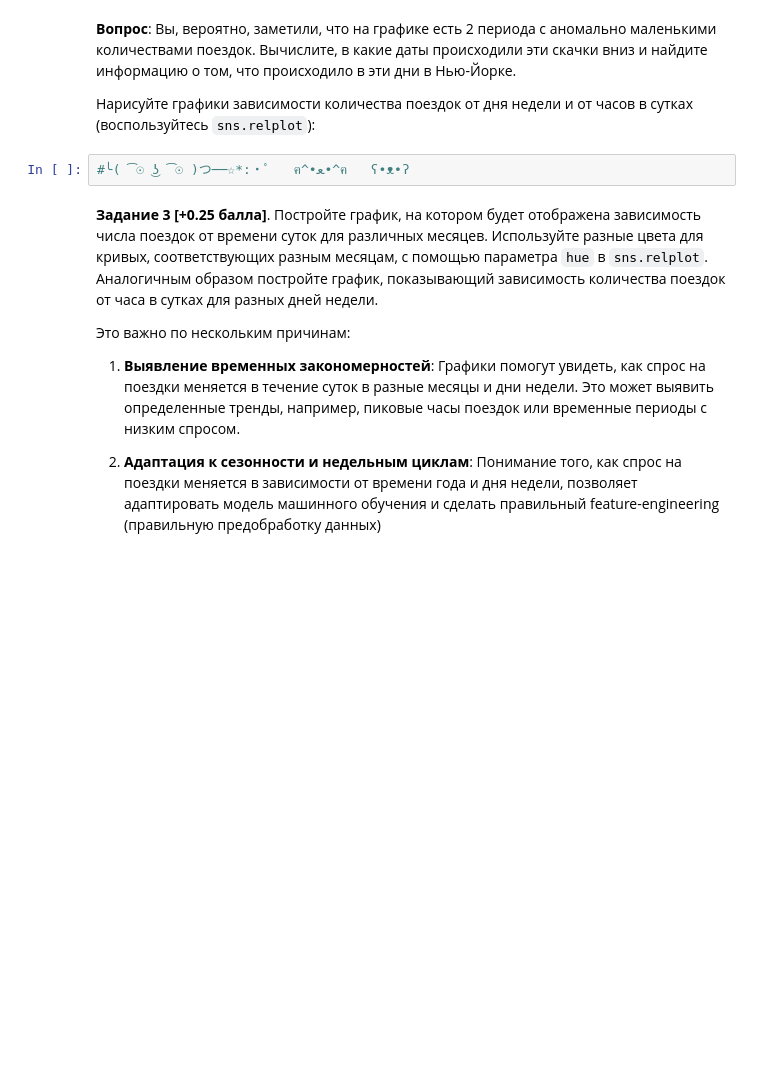
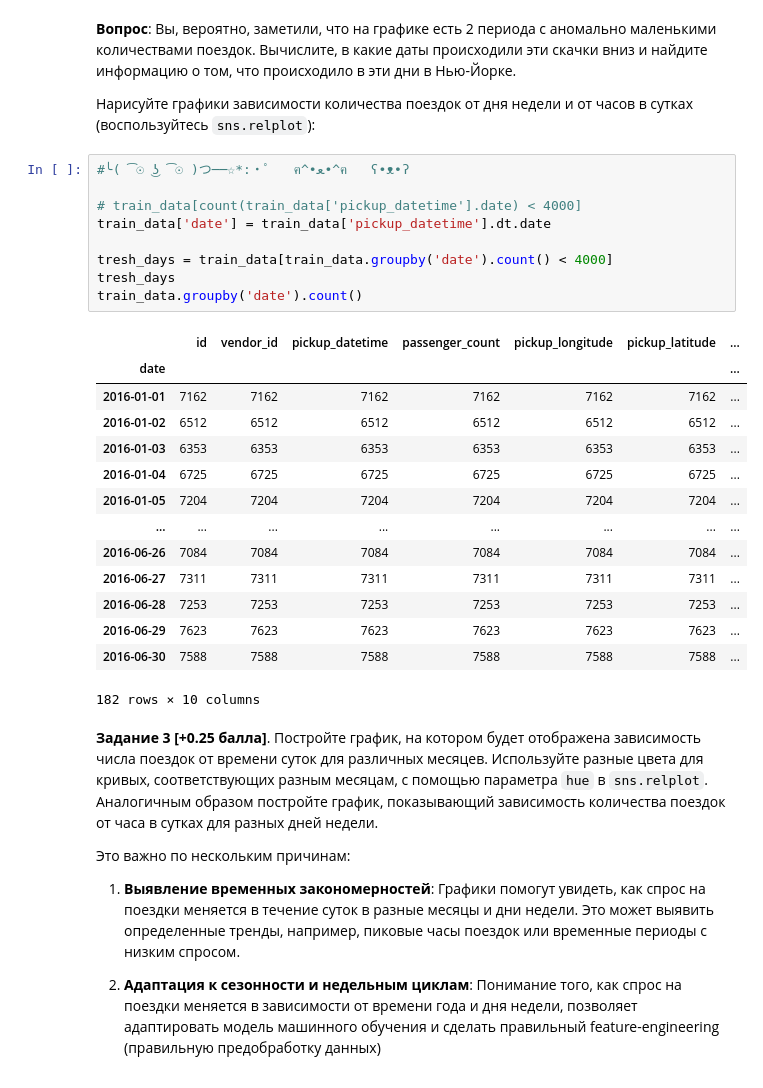
Before and after one commit to diwwae/MatModSchool, a Jupyter notebook: Мат_мод_Учебный_кейс_ipynb.ipynb, the cells around one changed output. Saved outputs shown, nothing was run; the diff lists cells and outputs as text; blank space fills up the shorter version.

```diff
--- a/Мат_мод_Учебный_кейс_ipynb.ipynb
+++ b/Мат_мод_Учебный_кейс_ipynb.ipynb
@@ -101,6 +140,28 @@ assert np.allclose(rmsle_best_const, 0.79575, 1e-4) # ответ конечно
 Нарисуйте графики зависимости количества поездок от дня недели и от часов в сутках (воспользуйтесь `sns.relplot`):
 # %%
 #╰( ͡☉ ͜ʖ ͡☉ )つ──☆*:・ﾟ   ฅ^•ﻌ•^ฅ   ʕ•ᴥ•ʔ
+
+# train_data[count(train_data['pickup_datetime'].date) < 4000]
+train_data['date'] = train_data['pickup_datetime'].dt.date
+
+tresh_days = train_data[train_data.groupby('date').count() < 4000]
+tresh_days
+train_data.groupby('date').count()
+# %% [output]
+|  | id | vendor_id | pickup_datetime | passenger_count | pickup_longitude | pickup_latitude | ... |
+| date |  |  |  |  |  |  | ... |
+| 2016-01-01 | 7162 | 7162 | 7162 | 7162 | 7162 | 7162 | ... |
+| 2016-01-02 | 6512 | 6512 | 6512 | 6512 | 6512 | 6512 | ... |
+| 2016-01-03 | 6353 | 6353 | 6353 | 6353 | 6353 | 6353 | ... |
+| 2016-01-04 | 6725 | 6725 | 6725 | 6725 | 6725 | 6725 | ... |
+| 2016-01-05 | 7204 | 7204 | 7204 | 7204 | 7204 | 7204 | ... |
+| ... | ... | ... | ... | ... | ... | ... | ... |
+| 2016-06-26 | 7084 | 7084 | 7084 | 7084 | 7084 | 7084 | ... |
+| 2016-06-27 | 7311 | 7311 | 7311 | 7311 | 7311 | 7311 | ... |
+| 2016-06-28 | 7253 | 7253 | 7253 | 7253 | 7253 | 7253 | ... |
+| 2016-06-29 | 7623 | 7623 | 7623 | 7623 | 7623 | 7623 | ... |
+| 2016-06-30 | 7588 | 7588 | 7588 | 7588 | 7588 | 7588 | ... |
+182 rows × 10 columns
 # %% [markdown]
 **Задание 3 [+0.25 балла]**. Постройте график, на котором будет отображена зависимость числа поездок от времени суток для различных месяцев. Используйте разные цвета для кривых, соответствующих разным месяцам, с помощью параметра `hue` в `sns.relplot`. Аналогичным образом постройте график, показывающий зависимость количества поездок от часа в сутках для разных дней недели.
 
```
Also changed, not shown: parts of 6 cells of this notebook, 1 other file.
